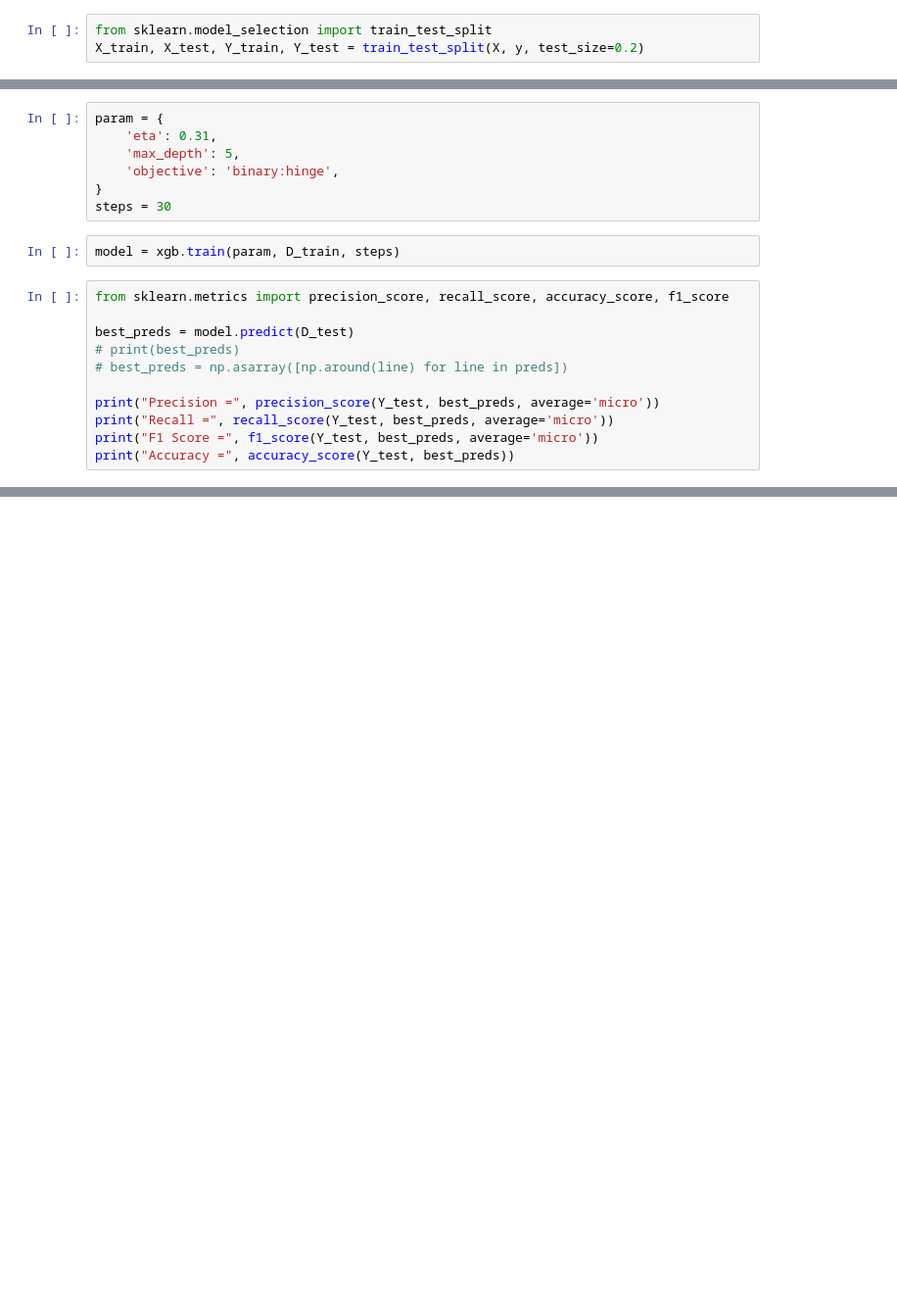
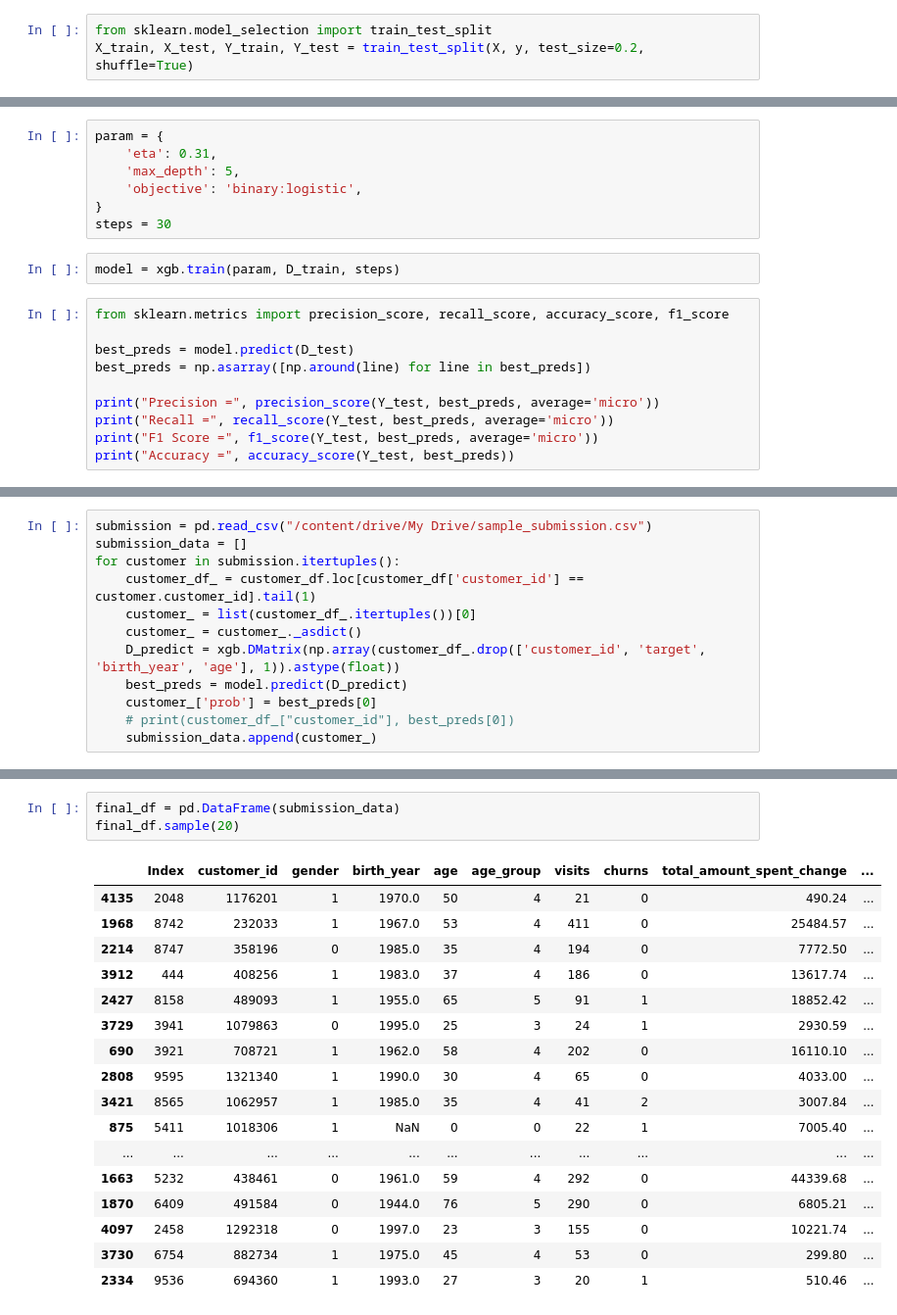
Before and after one commit to MrSupiri/Data-Storm-1.0, a Jupyter notebook: DataStrom.ipynb, the cells around one changed output, grey strips where cells are left out. Shown at 98% size. Drawn from its saved outputs; the diff is of its cells as text; blank space fills up the shorter version.

```diff
--- a/DataStrom.ipynb
+++ b/DataStrom.ipynb
@@ -242,6 +290,6 @@ y = np.array(df['target'])
 # %%
 from sklearn.model_selection import train_test_split
-X_train, X_test, Y_train, Y_test = train_test_split(X, y, test_size=0.2)
+X_train, X_test, Y_train, Y_test = train_test_split(X, y, test_size=0.2, shuffle=True)
 # %%
 import xgboost as xgb
 # %%
@@ -251,7 +299,7 @@ D_test = xgb.DMatrix(X_test, label=Y_test)
 param = {
     'eta': 0.31,
     'max_depth': 5,
-    'objective': 'binary:hinge',
+    'objective': 'binary:logistic',
 }
 steps = 30
 # %%
@@ -260,8 +308,7 @@ model = xgb.train(param, D_train, steps)
 from sklearn.metrics import precision_score, recall_score, accuracy_score, f1_score
 
 best_preds = model.predict(D_test)
-# print(best_preds)
-# best_preds = np.asarray([np.around(line) for line in preds])
+best_preds = np.asarray([np.around(line) for line in best_preds])
 
 print("Precision =", precision_score(Y_test, best_preds, average='micro'))
 print("Recall =", recall_score(Y_test, best_preds, average='micro'))
@@ -274,0 +322,12 @@ Accuracy = 0.9118801418975017
+# %%
+submission = pd.read_csv("/content/drive/My Drive/sample_submission.csv")
+submission_data = []
+for customer in submission.itertuples():
+    customer_df_ = customer_df.loc[customer_df['customer_id'] == customer.customer_id].tail(1)
+    customer_ = list(customer_df_.itertuples())[0]
+    customer_ = customer_._asdict()
+    D_predict = xgb.DMatrix(np.array(customer_df_.drop(['customer_id', 'target', 'birth_year', 'age'], 1)).astype(float))
+    best_preds = model.predict(D_predict)
+    customer_['prob'] = best_preds[0]
+    # print(customer_df_["customer_id"], best_preds[0])
+    submission_data.append(customer_)
@@ -274,0 +336,21 @@ Accuracy = 0.9118801418975017
+# %%
+final_df = pd.DataFrame(submission_data)
+final_df.sample(20)
+# %% [output]
+|  | Index | customer_id | gender | birth_year | age | age_group | visits | churns | total_amount_spent_change | ... |
+| 4135 | 2048 | 1176201 | 1 | 1970.0 | 50 | 4 | 21 | 0 | 490.24 | ... |
+| 1968 | 8742 | 232033 | 1 | 1967.0 | 53 | 4 | 411 | 0 | 25484.57 | ... |
+| 2214 | 8747 | 358196 | 0 | 1985.0 | 35 | 4 | 194 | 0 | 7772.50 | ... |
+| 3912 | 444 | 408256 | 1 | 1983.0 | 37 | 4 | 186 | 0 | 13617.74 | ... |
+| 2427 | 8158 | 489093 | 1 | 1955.0 | 65 | 5 | 91 | 1 | 18852.42 | ... |
+| 3729 | 3941 | 1079863 | 0 | 1995.0 | 25 | 3 | 24 | 1 | 2930.59 | ... |
+| 690 | 3921 | 708721 | 1 | 1962.0 | 58 | 4 | 202 | 0 | 16110.10 | ... |
+| 2808 | 9595 | 1321340 | 1 | 1990.0 | 30 | 4 | 65 | 0 | 4033.00 | ... |
+| 3421 | 8565 | 1062957 | 1 | 1985.0 | 35 | 4 | 41 | 2 | 3007.84 | ... |
+| 875 | 5411 | 1018306 | 1 | NaN | 0 | 0 | 22 | 1 | 7005.40 | ... |
+| ... | ... | ... | ... | ... | ... | ... | ... | ... | ... | ... |
+| 1663 | 5232 | 438461 | 0 | 1961.0 | 59 | 4 | 292 | 0 | 44339.68 | ... |
+| 1870 | 6409 | 491584 | 0 | 1944.0 | 76 | 5 | 290 | 0 | 6805.21 | ... |
+| 4097 | 2458 | 1292318 | 0 | 1997.0 | 23 | 3 | 155 | 0 | 10221.74 | ... |
+| 3730 | 6754 | 882734 | 1 | 1975.0 | 45 | 4 | 53 | 0 | 299.80 | ... |
+| 2334 | 9536 | 694360 | 1 | 1993.0 | 27 | 3 | 20 | 1 | 510.46 | ... |
```
Also changed, not shown: parts of 10 cells of this notebook.
